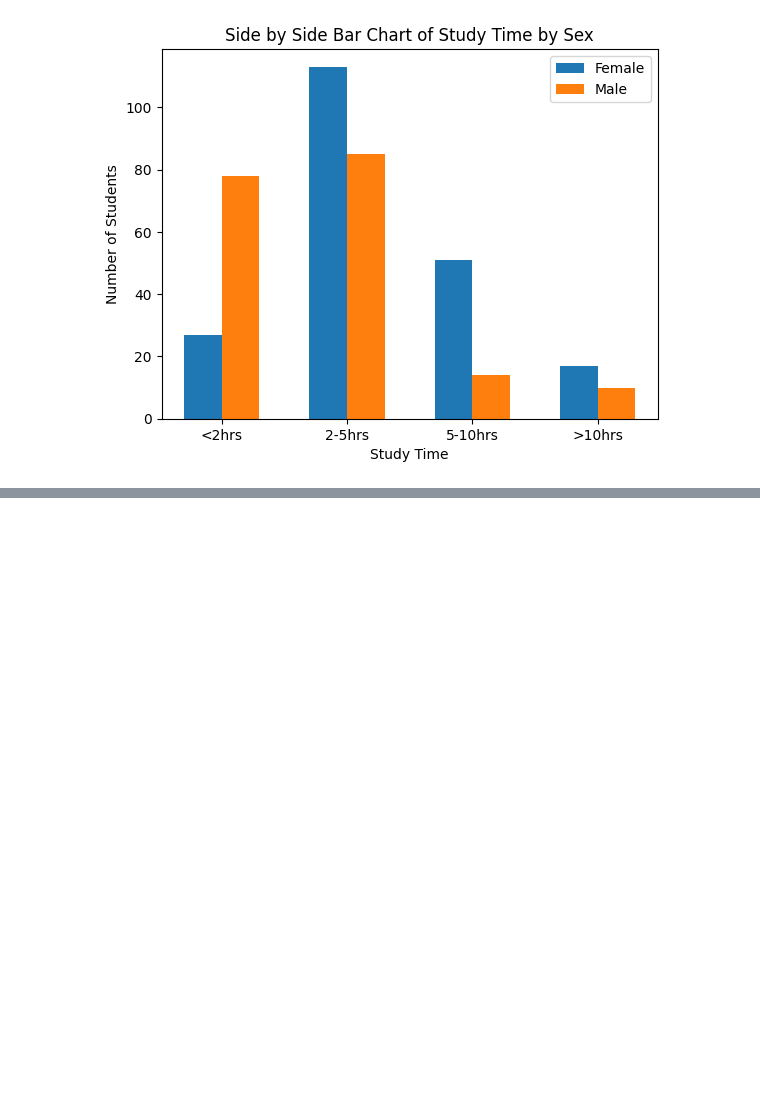
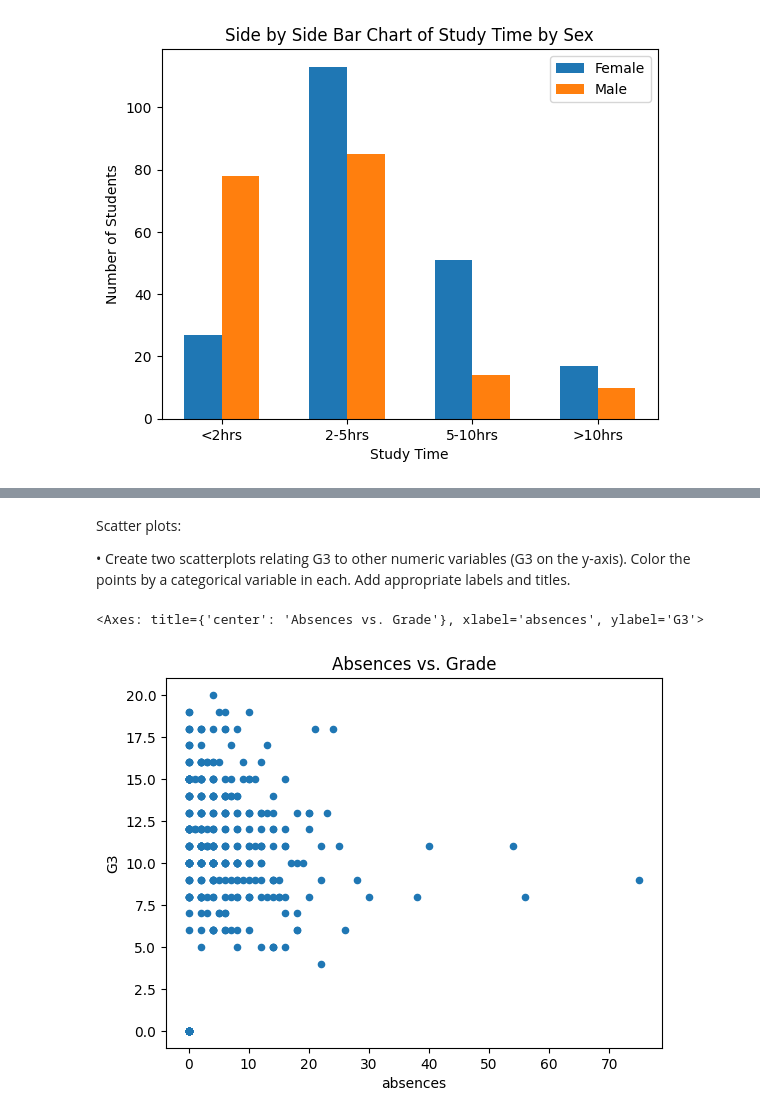
Before and after one commit to ljzier/ST-554-repo, a Jupyter notebook: ST_554_HW4.ipynb, the cells around one changed output, grey strips where cells are left out. Saved outputs shown, nothing was run; the diff lists cells and outputs as text; code cells hidden in the pictures; blank space fills up the shorter version.

```diff
--- a/ST_554_HW4.ipynb
+++ b/ST_554_HW4.ipynb
@@ -269,2 +169,11 @@ stud_data[["age", "absences", "G1", "G2", "G3"]].corr()
+# %% [markdown]
+Scatter plots:
+
+• Create two scatterplots relating G3 to other numeric variables (G3 on the y-axis). Color the points by a categorical variable in each. Add appropriate labels and titles.
+# %%
+stud_data.plot.scatter(x = "absences", y = "G3", title = "Absences vs. Grade")
+# %% [output]
+<Axes: title={'center': 'Absences vs. Grade'}, xlabel='absences', ylabel='G3'>
+[figure, added]
 # %%
 # File → Download → Download .ipynb
```
Also changed, not shown: parts of 23 cells of this notebook.
